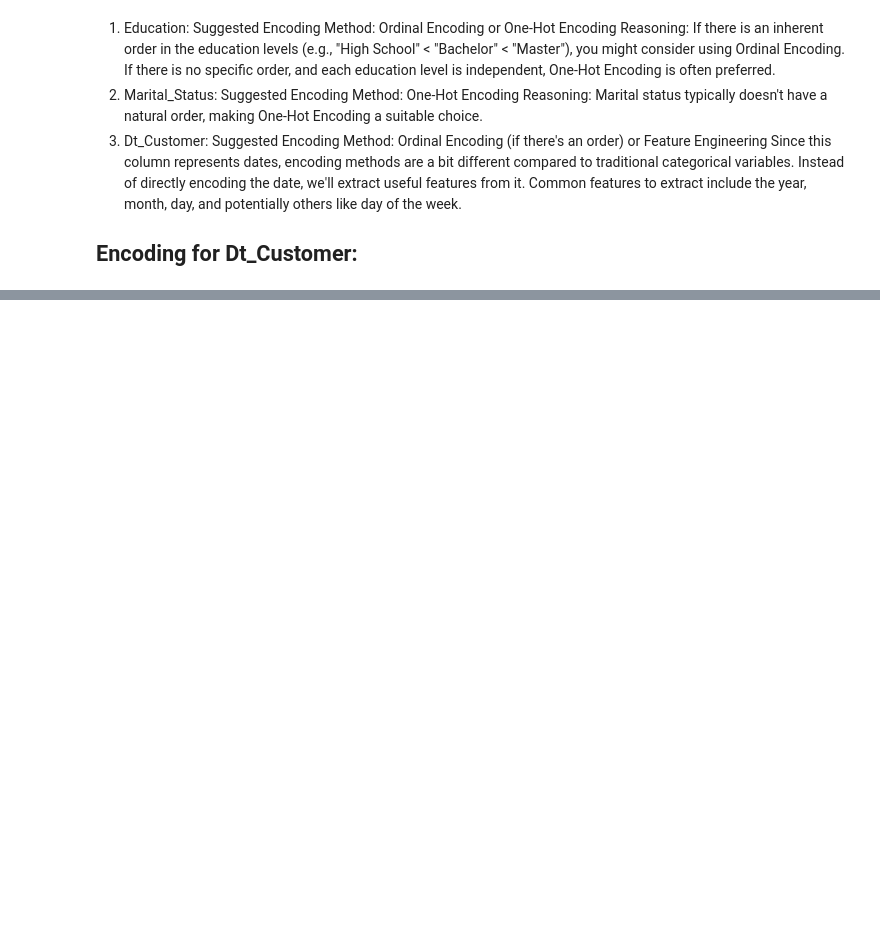
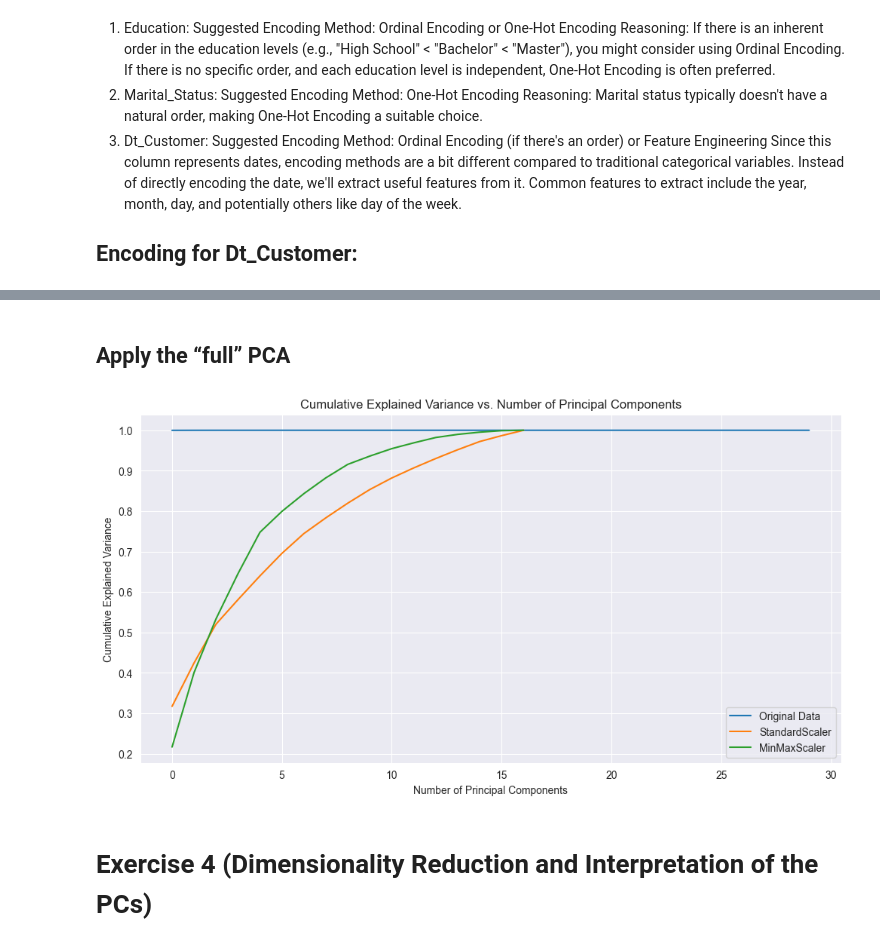
Before and after one commit to Sepehr-A/CLA_Project, a Jupyter notebook: PCA_HW/PCA_HW_NEW.ipynb, the cells around one changed output, grey strips where cells are left out. Drawn from its saved outputs; the diff is of its cells as text; code cells hidden in the pictures; blank space fills up the shorter version.

Commit message:
exercise 02 is done

```diff
--- a/PCA_HW/PCA_HW_NEW.ipynb
+++ b/PCA_HW/PCA_HW_NEW.ipynb
@@ -155,0 +247,32 @@ workdf.head()
+# %% [markdown]
+## Apply the “full” PCA
+# %%
+from sklearn.decomposition import PCA
+
+# Initialize PCA for each dataframe
+pca_original = PCA()
+pca_std = PCA()
+pca_mm = PCA()
+
+# Fit and transform the data
+X_original_pca = pca_original.fit_transform(Xworkdf)
+X_std_pca = pca_std.fit_transform(Xworkdf_std)
+X_mm_pca = pca_mm.fit_transform(Xworkdf_mm)
+
+# Calculate cumulative explained variance
+cumulative_explained_variance_original = np.cumsum(pca_original.explained_variance_ratio_)
+cumulative_explained_variance_std = np.cumsum(pca_std.explained_variance_ratio_)
+cumulative_explained_variance_mm = np.cumsum(pca_mm.explained_variance_ratio_)
+
+# Plot the cumulative explained variance
+plt.figure(figsize=(12, 6))
+plt.plot(cumulative_explained_variance_original, label='Original Data')
+plt.plot(cumulative_explained_variance_std, label='StandardScaler')
+plt.plot(cumulative_explained_variance_mm, label='MinMaxScaler')
+plt.title('Cumulative Explained Variance vs. Number of Principal Components')
+plt.xlabel('Number of Principal Components')
+plt.ylabel('Cumulative Explained Variance')
+plt.legend()
+plt.show()
+# %% [output]
+[figure, added]
@@ -155,0 +281,2 @@ workdf.head()
+# %% [markdown]
+# Exercise 4 (Dimensionality Reduction and Interpretation of the PCs)
```
Also changed, not shown: parts of 15 cells of this notebook.
